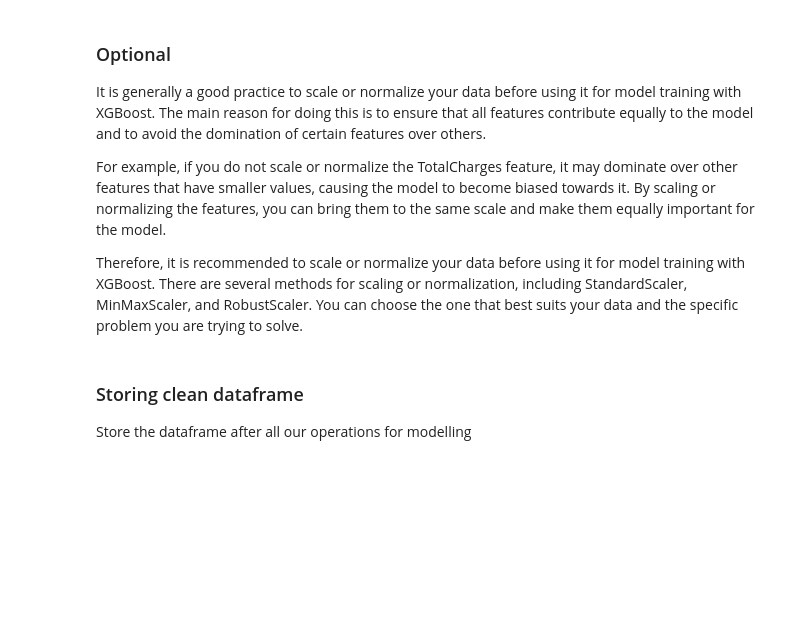
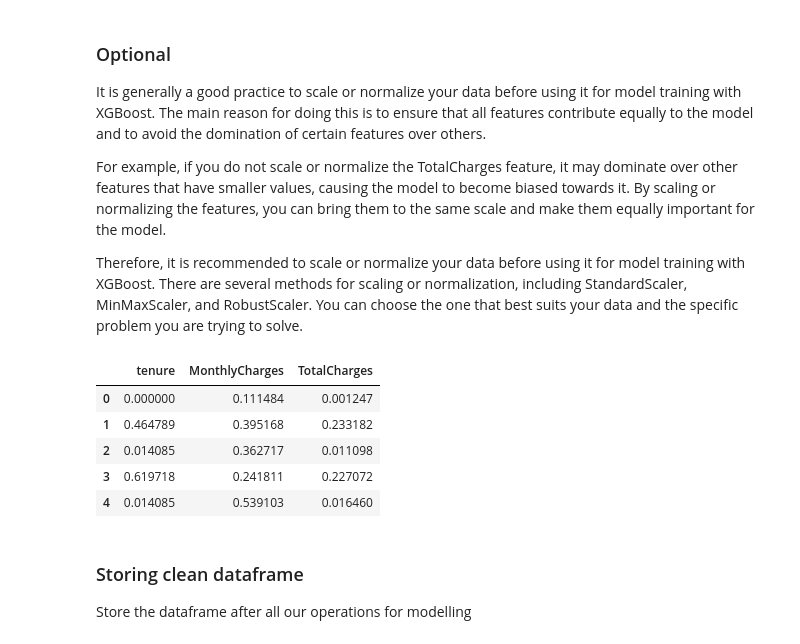
Before and after one commit to algerza/churn_prediction_model, a Jupyter notebook: 00_data_cleaning.ipynb, the cells around one changed output. Saved outputs shown, nothing was run; the diff lists cells and outputs as text; code cells hidden in the pictures; blank space fills up the shorter version.

```diff
--- a/00_data_cleaning.ipynb
+++ b/00_data_cleaning.ipynb
@@ -193,18 +193,25 @@ For example, if you do not scale or normalize the TotalCharges feature, it may d
 
 Therefore, it is recommended to scale or normalize your data before using it for model training with XGBoost. There are several methods for scaling or normalization, including StandardScaler, MinMaxScaler, and RobustScaler. You can choose the one that best suits your data and the specific problem you are trying to solve.
 # %%
-# # Define the columns to normalize
-# # cols_to_normalize = ['MonthlyCharges', 'TotalCharges']
-# cols_to_normalize = ['tenure', 'MonthlyCharges', 'TotalCharges']
+# Define the columns to normalize
+# cols_to_normalize = ['MonthlyCharges', 'TotalCharges']
+cols_to_normalize = ['tenure', 'MonthlyCharges', 'TotalCharges']
 
-# # Create the MinMaxScaler object
-# scaler = MinMaxScaler()
+# Create the MinMaxScaler object
+scaler = MinMaxScaler()
 
-# # Fit and transform the data
-# df[cols_to_normalize] = scaler.fit_transform(df[cols_to_normalize])
+# Fit and transform the data
+df[cols_to_normalize] = scaler.fit_transform(df[cols_to_normalize])
 
-# # Check how the column values look after the normalization
-# df[cols_to_normalize].head()
+# Check how the column values look after the normalization
+df[cols_to_normalize].head()
+# %% [output]
+|  | tenure | MonthlyCharges | TotalCharges |
+| 0 | 0.000000 | 0.111484 | 0.001247 |
+| 1 | 0.464789 | 0.395168 | 0.233182 |
+| 2 | 0.014085 | 0.362717 | 0.011098 |
+| 3 | 0.619718 | 0.241811 | 0.227072 |
+| 4 | 0.014085 | 0.539103 | 0.016460 |
 # %% [markdown]
 ### Storing clean dataframe
 Store the dataframe after all our operations for modelling
```
Also changed, not shown: 2 other files.
